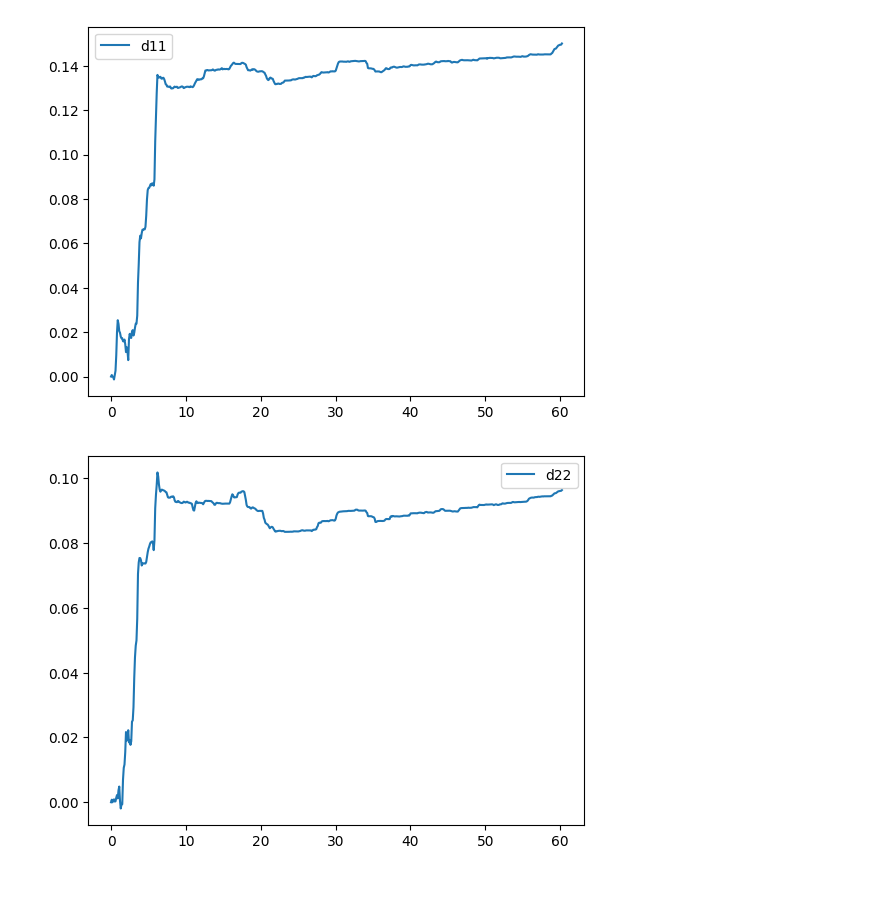
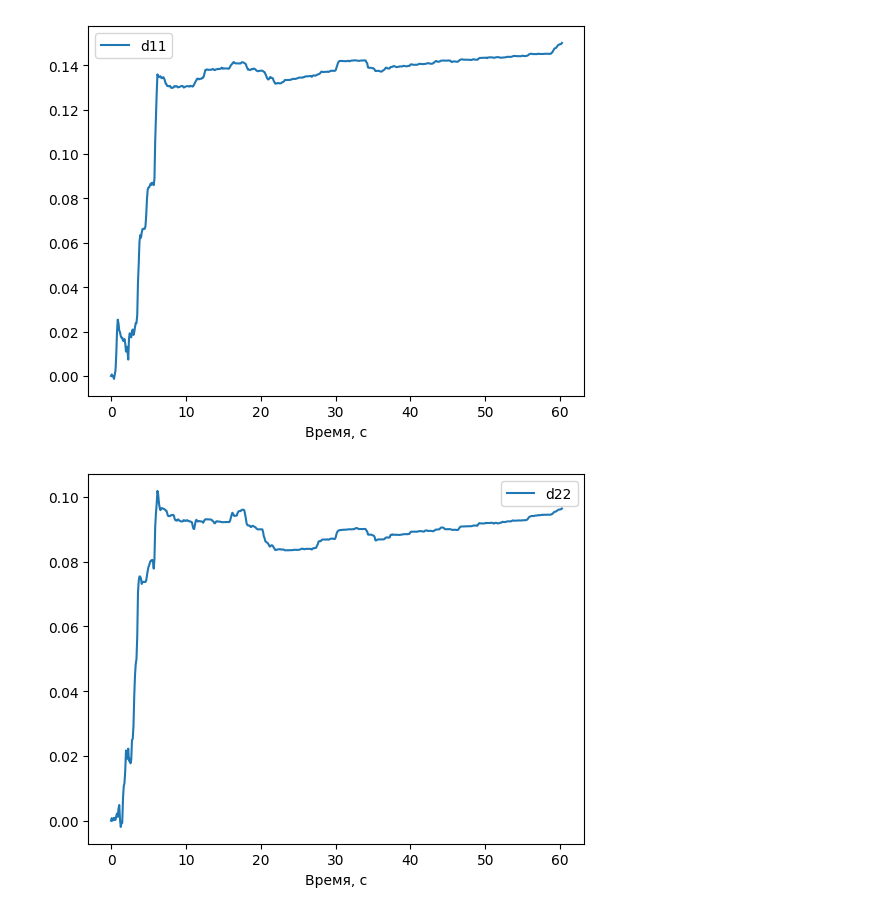
Before and after one commit to asmalcev/magnetometer, a Jupyter notebook: graphic.ipynb, the cells around one changed output. Saved outputs shown, nothing was run; the diff lists cells and outputs as text; code cells hidden in the pictures; blank space fills up the shorter version.

```diff
--- a/graphic.ipynb
+++ b/graphic.ipynb
@@ -33,10 +36,11 @@ plt.show()
 # %%
 labels = ['d11', 'd22', 'd33', 'd12', 'd13', 'd23']
 for i in range(4, 10):
   (x, y) = reduce(lambda acc, current: pass_elems_to_tuple(current, 0, i, acc), data, ([], []))
+  plt.xlabel('Время, с')
   plt.plot(x, y, label=labels[i - 4])
   plt.legend()
   plt.show()
 # %% [output]
-[figure, old version]
+[figure, new version]
-[figure, old version]
+[figure, new version]
```
Also changed, not shown: parts of 3 cells of this notebook, 1 other file.
